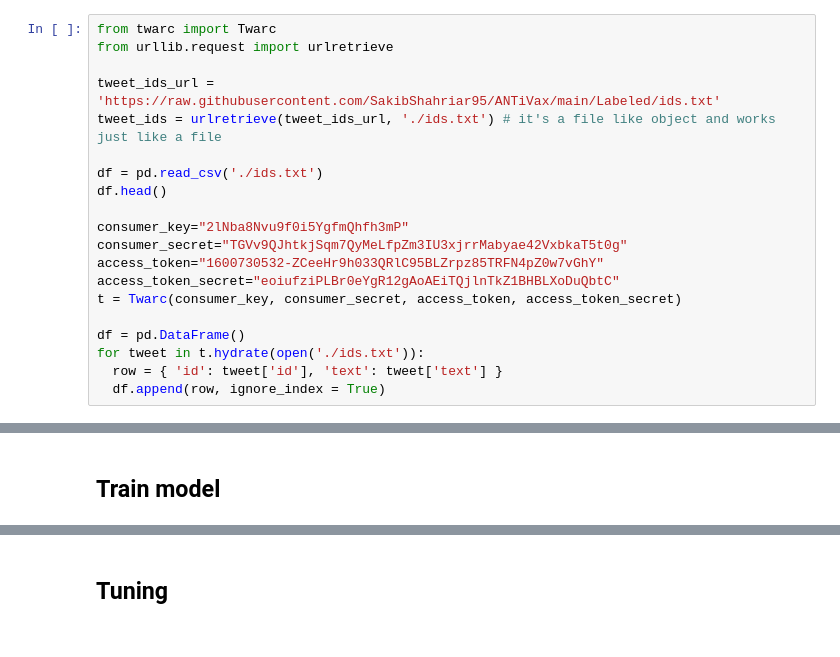
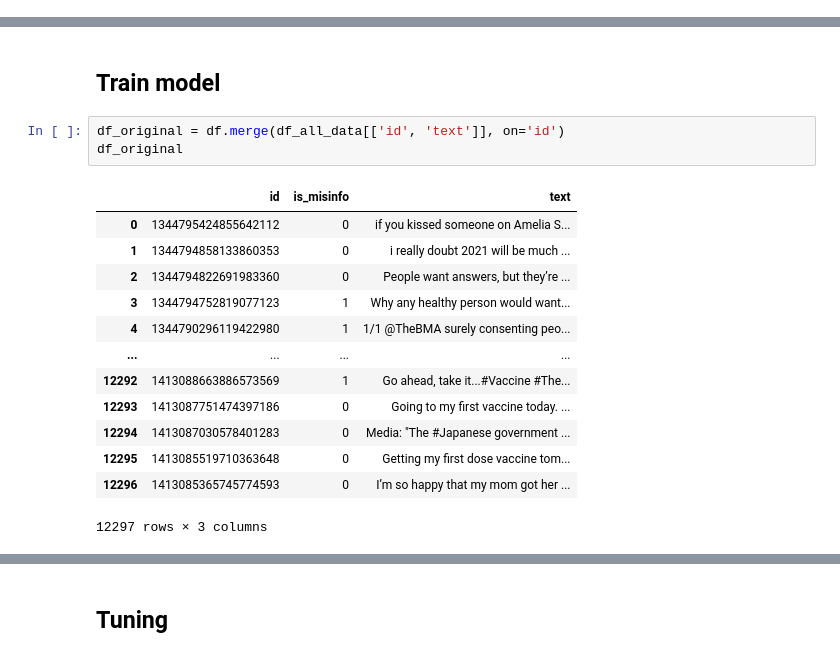
Before and after one commit to krautgortna/NLP_Project_SS22, a Jupyter notebook: NLP_FakePolice.ipynb, the cells around one changed output, grey strips where cells are left out. Saved outputs shown, nothing was run; the diff lists cells and outputs as text.

```diff
--- a/NLP_FakePolice.ipynb
+++ b/NLP_FakePolice.ipynb
@@ -19,23 +35,3 @@ df.head()
 # %%
 #  !pip install twarc
 #  !twarc configure
-# %%
-from twarc import Twarc
-from urllib.request import urlretrieve
-
-tweet_ids_url = 'https://raw.githubusercontent.com/SakibShahriar95/ANTiVax/main/Labeled/ids.txt'
-tweet_ids = urlretrieve(tweet_ids_url, './ids.txt') # it's a file like object and works just like a file
-
-df = pd.read_csv('./ids.txt')
-df.head()
-
-consumer_key="2lNba8Nvu9f0i5YgfmQhfh3mP"
-consumer_secret="TGVv9QJhtkjSqm7QyMeLfpZm3IU3xjrrMabyae42VxbkaT5t0g"
-access_token="1600730532-ZCeeHr9h033QRlC95BLZrpz85TRFN4pZ0w7vGhY"
-access_token_secret="eoiufziPLBr0eYgR12gAoAEiTQjlnTkZ1BHBLXoDuQbtC"
-t = Twarc(consumer_key, consumer_secret, access_token, access_token_secret)
-
-df = pd.DataFrame()
-for tweet in t.hydrate(open('./ids.txt')):
-  row = { 'id': tweet['id'], 'text': tweet['text'] }
-  df.append(row, ignore_index = True)
@@ -60,3 +76,20 @@ Name: text, Length: 12297, dtype: object
 ## Preprocessing
 # %% [markdown]
 ## Train model
+# %%
+df_original = df.merge(df_all_data[['id', 'text']], on='id')
+df_original
+# %% [output]
+|  | id | is_misinfo | text |
+| 0 | 1344795424855642112 | 0 | if you kissed someone on Amelia S... |
+| 1 | 1344794858133860353 | 0 | i really doubt 2021 will be much ... |
+| 2 | 1344794822691983360 | 0 | People want answers, but they’re ... |
+| 3 | 1344794752819077123 | 1 | Why any healthy person would want... |
+| 4 | 1344790296119422980 | 1 | 1/1 @TheBMA surely consenting peo... |
+| ... | ... | ... | ... |
+| 12292 | 1413088663886573569 | 1 | Go ahead, take it...#Vaccine #The... |
+| 12293 | 1413087751474397186 | 0 | Going to my first vaccine today. ... |
+| 12294 | 1413087030578401283 | 0 | Media: "The #Japanese government ... |
+| 12295 | 1413085519710363648 | 0 | Getting my first dose vaccine tom... |
+| 12296 | 1413085365745774593 | 0 | I’m so happy that my mom got her ... |
+12297 rows × 3 columns
```
Also changed, not shown: parts of 12 cells of this notebook.
